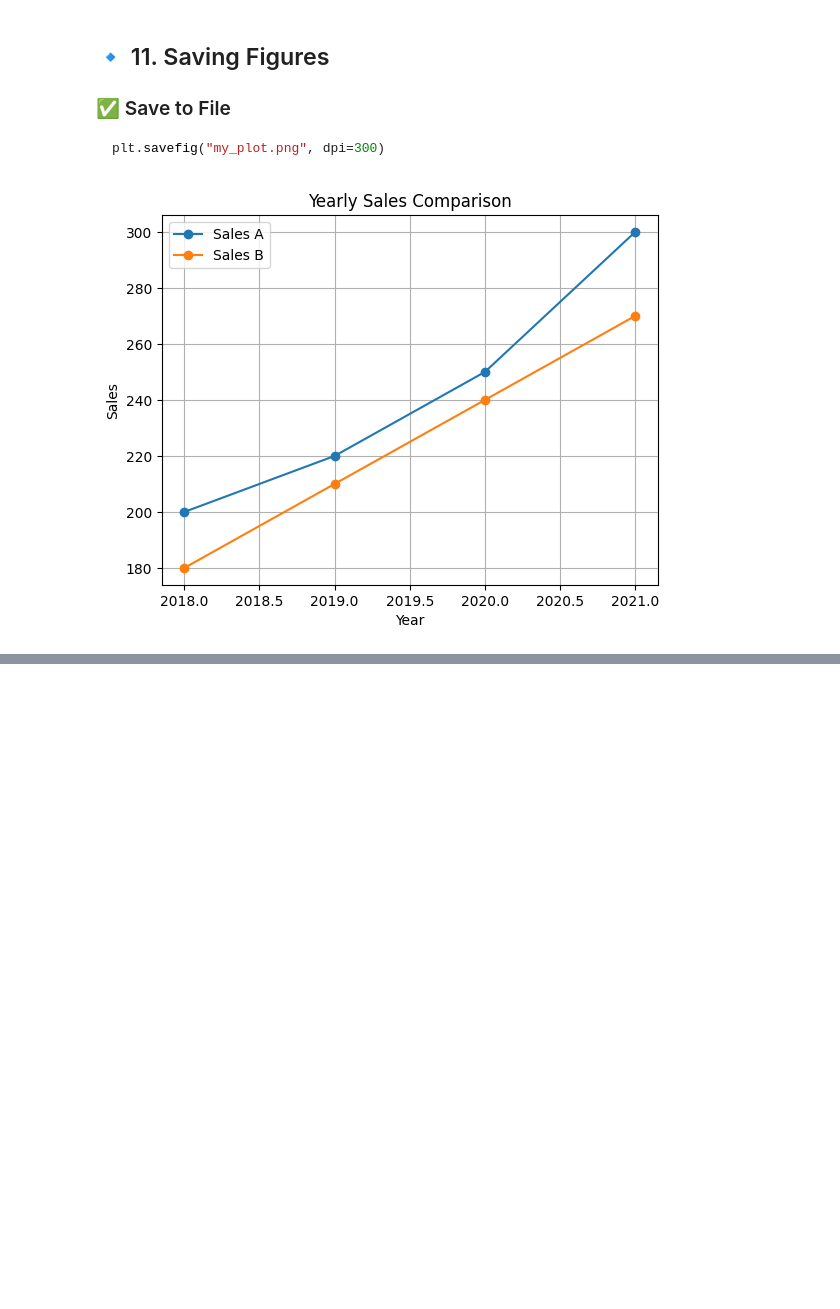
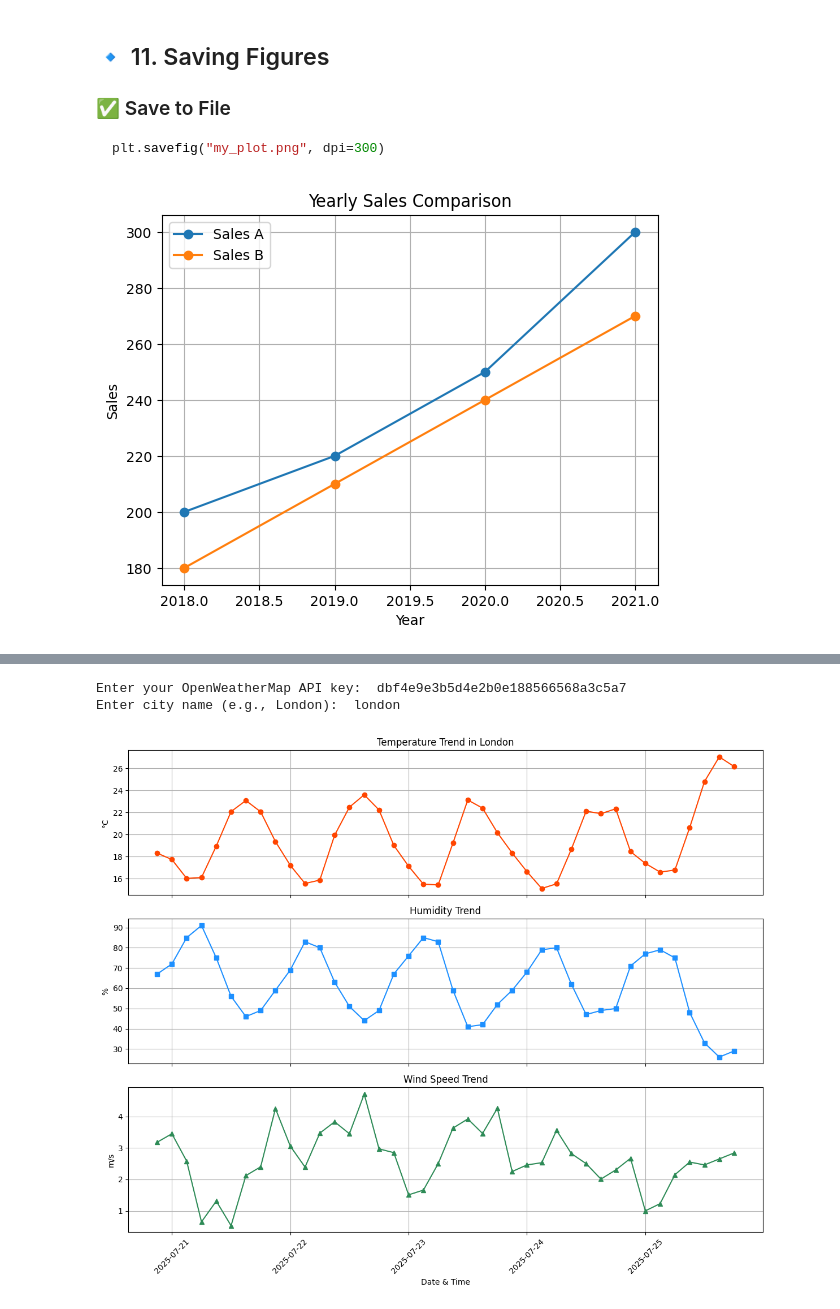
Before and after one commit to chuks363/data_science, a Jupyter notebook: notebooks/matplotlib.ipynb, the cells around one changed output, grey strips where cells are left out. Cells and saved outputs as stored; diff of their text form; code cells hidden in the pictures; blank space fills up the shorter version.

```diff
--- a/notebooks/matplotlib.ipynb
+++ b/notebooks/matplotlib.ipynb
@@ -411,0 +459,57 @@ plt.show()
+# %%
+import requests
+import matplotlib.pyplot as plt
+from datetime import datetime
+
+# --- Step 1: User Inputs ---
+API_KEY = input("Enter your OpenWeatherMap API key: ").strip()
+CITY = input("Enter city name (e.g., London): ").strip()
+URL = f'https://api.openweathermap.org/data/2.5/forecast?q={CITY}&appid={API_KEY}&units=metric'
+
+# --- Step 2: Fetch Weather Data ---
+response = requests.get(URL)
+data = response.json()
+
+# --- Step 3: Check for API Errors ---
+if 'list' not in data:
+    print("❌ Error fetching data:", data.get("message", "Unknown error"))
+    exit()
+
+# --- Step 4: Extract Forecast Info ---
+timestamps = []
+temperatures = []
+humidities = []
+wind_speeds = []
+
+for entry in data['list']:
+    timestamps.append(datetime.strptime(entry['dt_txt'], '%Y-%m-%d %H:%M:%S'))
+    temperatures.append(entry['main']['temp'])
+    humidities.append(entry['main']['humidity'])
+    wind_speeds.append(entry['wind']['speed'])
+
+# --- Step 5: Plot Subplots ---
+fig, axs = plt.subplots(3, 1, figsize=(12, 10), sharex=True)
+
+axs[0].plot(timestamps, temperatures, color='orangered', marker='o')
+axs[0].set_title(f'Temperature Trend in {CITY.title()}')
+axs[0].set_ylabel('°C')
+axs[0].grid(True)
+
+axs[1].plot(timestamps, humidities, color='dodgerblue', marker='s')
+axs[1].set_title('Humidity Trend')
+axs[1].set_ylabel('%')
+axs[1].grid(True)
+
+axs[2].plot(timestamps, wind_speeds, color='seagreen', marker='^')
+axs[2].set_title('Wind Speed Trend')
+axs[2].set_ylabel('m/s')
+axs[2].set_xlabel('Date & Time')
+axs[2].grid(True)
+
+plt.xticks(rotation=45)
+plt.tight_layout()
+plt.show()
+# %% [output]
+Enter your OpenWeatherMap API key:  dbf4e9e3b5d4e2b0e188566568a3c5a7
+Enter city name (e.g., London):  london
+[figure, added]
```
Also changed, not shown: parts of 2 cells of this notebook.
